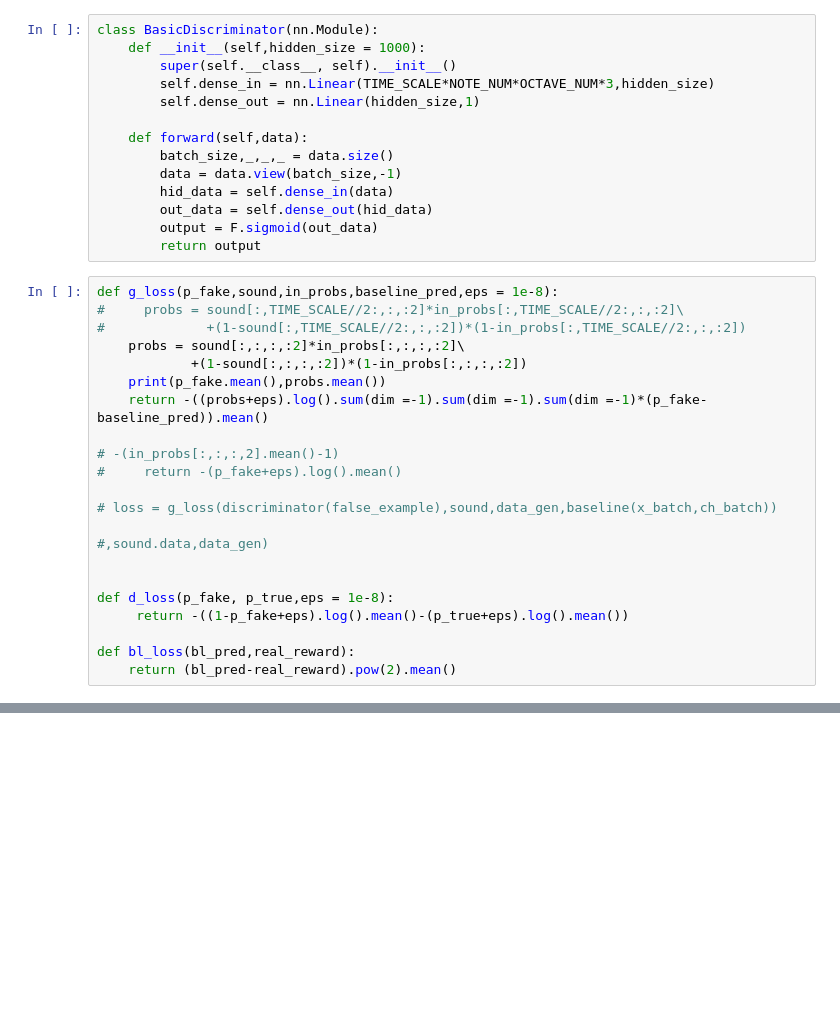
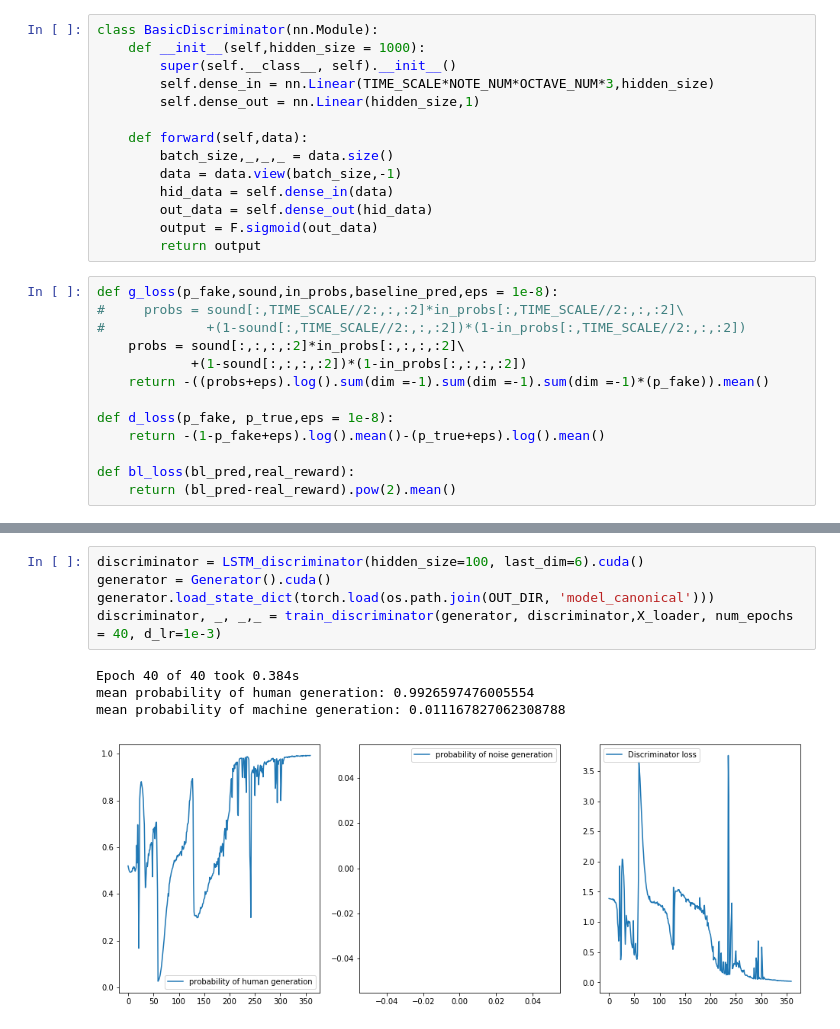
Before and after one commit to avecplezir/project_dnn2018, a Jupyter notebook: Discriminator-Ivan2.ipynb, the cells around one changed output, grey strips where cells are left out. Saved outputs shown, nothing was run; the diff lists cells and outputs as text; blank space fills up the shorter version.

```diff
--- a/Discriminator-Ivan2.ipynb
+++ b/Discriminator-Ivan2.ipynb
@@ -120,19 +112,10 @@ def g_loss(p_fake,sound,in_probs,baseline_pred,eps = 1e-8):
 #             +(1-sound[:,TIME_SCALE//2:,:,:2])*(1-in_probs[:,TIME_SCALE//2:,:,:2])
     probs = sound[:,:,:,:2]*in_probs[:,:,:,:2]\
             +(1-sound[:,:,:,:2])*(1-in_probs[:,:,:,:2])
-    print(p_fake.mean(),probs.mean())
-    return -((probs+eps).log().sum(dim =-1).sum(dim =-1).sum(dim =-1)*(p_fake-baseline_pred)).mean()
-
-# -(in_probs[:,:,:,2].mean()-1)
-#     return -(p_fake+eps).log().mean()
-
-# loss = g_loss(discriminator(false_example),sound,data_gen,baseline(x_batch,ch_batch))
-
-#,sound.data,data_gen)
-
+    return -((probs+eps).log().sum(dim =-1).sum(dim =-1).sum(dim =-1)*(p_fake)).mean()
 
 def d_loss(p_fake, p_true,eps = 1e-8):
-     return -((1-p_fake+eps).log().mean()-(p_true+eps).log().mean())
+    return -(1-p_fake+eps).log().mean()-(p_true+eps).log().mean()
 
 def bl_loss(bl_pred,real_reward):
     return (bl_pred-real_reward).pow(2).mean()
@@ -139,3 +230,13 @@ def bl_loss(bl_pred,real_reward):
+# %%
+discriminator = LSTM_discriminator(hidden_size=100, last_dim=6).cuda()
+generator = Generator().cuda()
+generator.load_state_dict(torch.load(os.path.join(OUT_DIR, 'model_canonical')))
+discriminator, _, _,_ = train_discriminator(generator, discriminator,X_loader, num_epochs = 40, d_lr=1e-3)
+# %% [output]
+Epoch 40 of 40 took 0.384s
+mean probability of human generation: 0.9926597476005554
+mean probability of machine generation: 0.011167827062308788
+[figure, added]
 # %%
 import torch.utils.data
 
```
Also changed, not shown: parts of 16 cells of this notebook, 6 other files.
